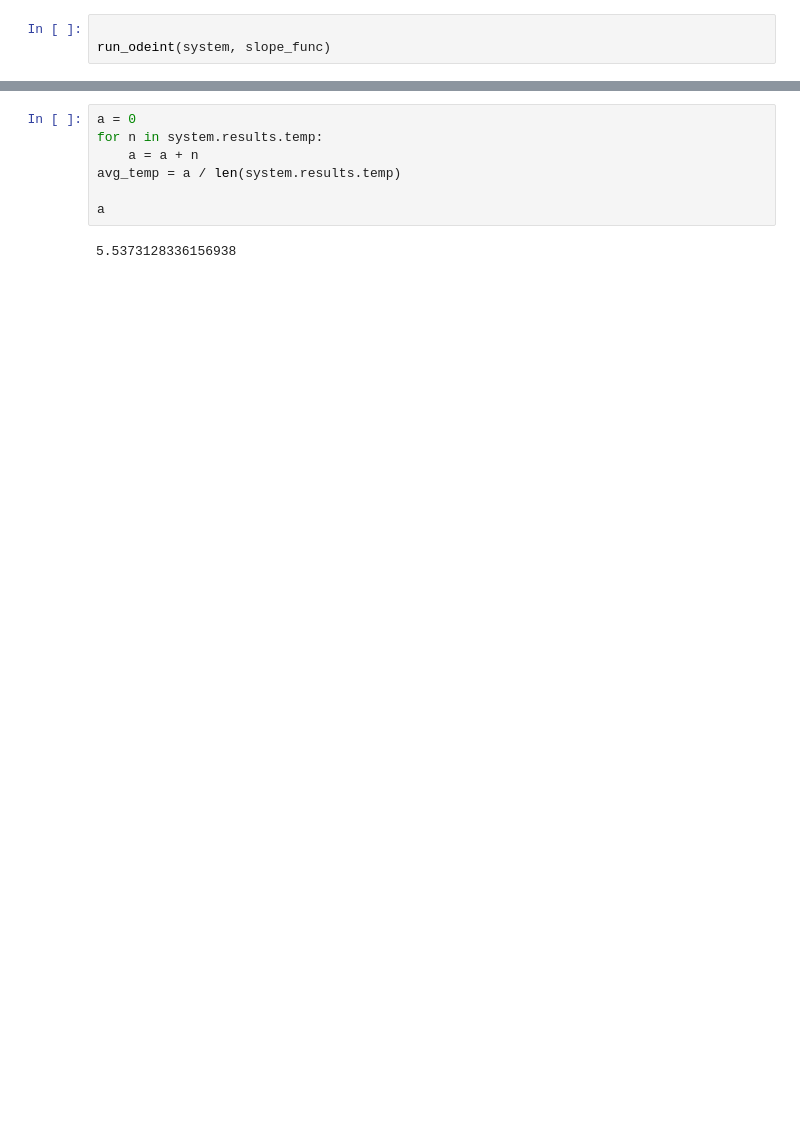
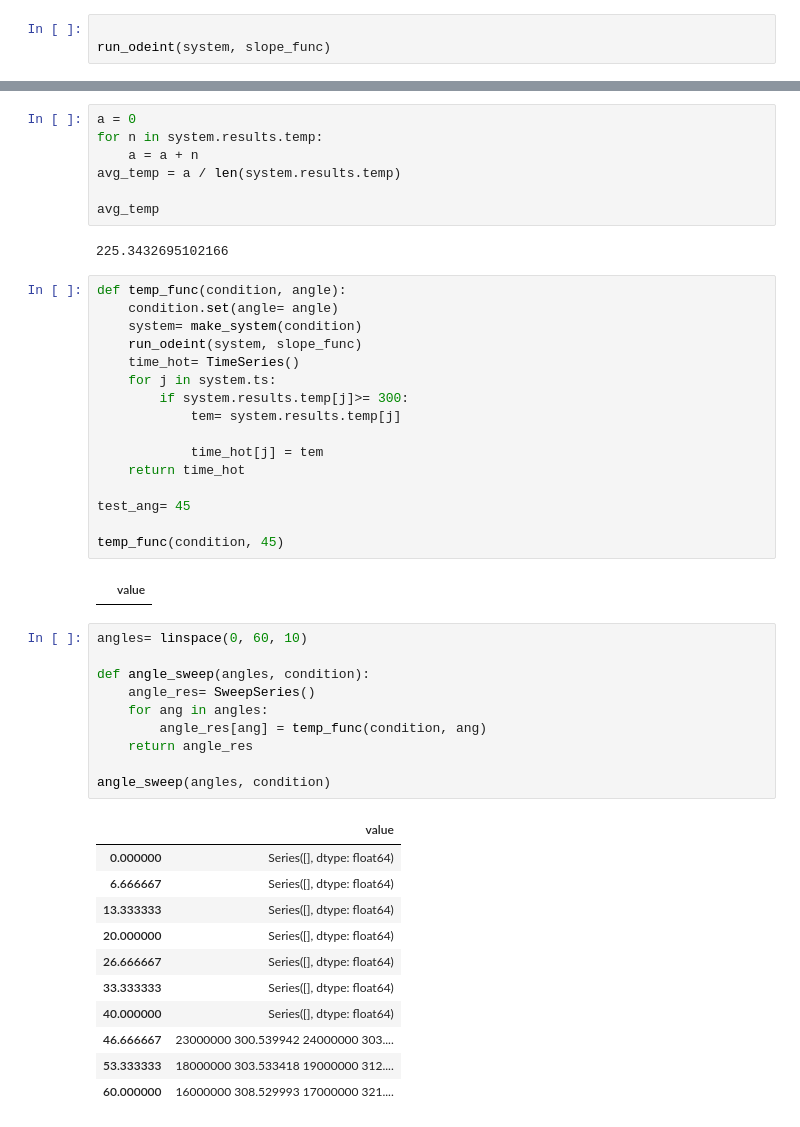
Before and after one commit to hadleigh-000/Space_Toast_ModSim, a Jupyter notebook: proj3_semi_working.ipynb, the cells around one changed output, grey strips where cells are left out. Saved outputs shown, nothing was run; the diff lists cells and outputs as text; blank space fills up the shorter version.

Commit message:
attempted sweep

```diff
--- a/proj3_semi_working.ipynb
+++ b/proj3_semi_working.ipynb
@@ -174,6 +182,46 @@ for n in system.results.temp:
     a = a + n
 avg_temp = a / len(system.results.temp)
 
-a
+avg_temp
 # %% [output]
-5.5373128336156938
+225.3432695102166
+# %%
+def temp_func(condition, angle):
+    condition.set(angle= angle)
+    system= make_system(condition)
+    run_odeint(system, slope_func)
+    time_hot= TimeSeries()
+    for j in system.ts:
+        if system.results.temp[j]>= 300:
+            tem= system.results.temp[j]
+
+            time_hot[j] = tem
+    return time_hot
+
+test_ang= 45
+
+temp_func(condition, 45)
+# %% [output]
+|  | value |
+# %%
+angles= linspace(0, 60, 10)
+
+def angle_sweep(angles, condition):
+    angle_res= SweepSeries()
+    for ang in angles:
+        angle_res[ang] = temp_func(condition, ang)
+    return angle_res
+
+angle_sweep(angles, condition)
+# %% [output]
+|  | value |
+| 0.000000 | Series([], dtype: float64) |
+| 6.666667 | Series([], dtype: float64) |
+| 13.333333 | Series([], dtype: float64) |
+| 20.000000 | Series([], dtype: float64) |
+| 26.666667 | Series([], dtype: float64) |
+| 33.333333 | Series([], dtype: float64) |
+| 40.000000 | Series([], dtype: float64) |
+| 46.666667 | 23000000 300.539942 24000000 303.... |
+| 53.333333 | 18000000 303.533418 19000000 312.... |
+| 60.000000 | 16000000 308.529993 17000000 321.... |
```
Also changed, not shown: parts of 9 cells of this notebook.
